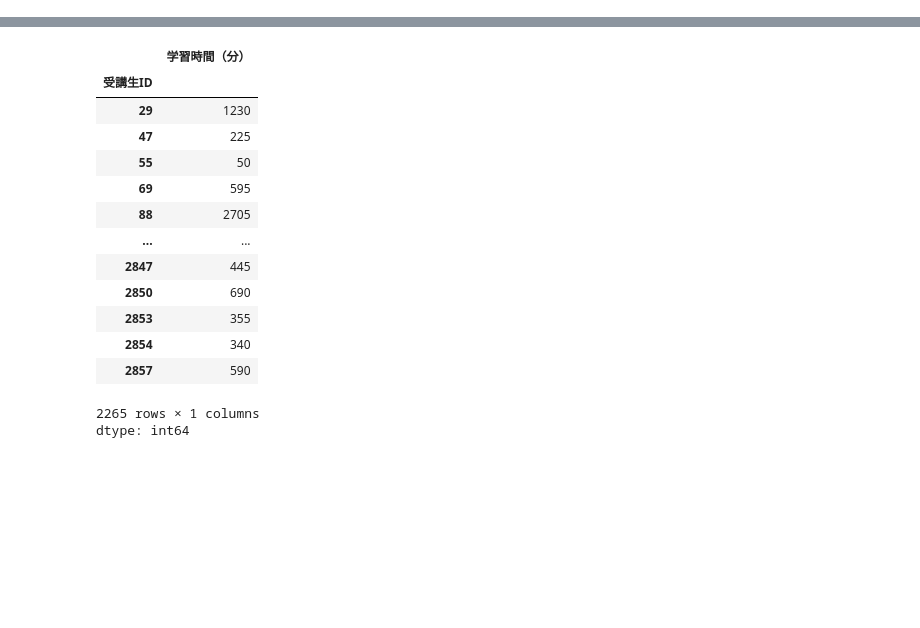
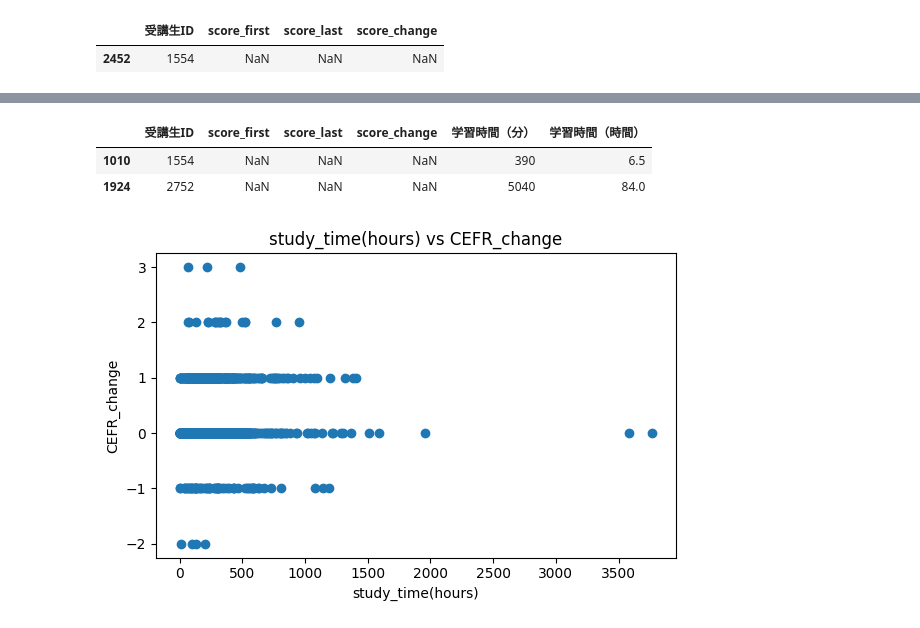
Before and after one commit to Kazuya-Y/public, a Jupyter notebook: Kazuya_データ分析.ipynb, the cells around one changed output, grey strips where cells are left out. Saved outputs shown, nothing was run; the diff lists cells and outputs as text; code cells hidden in the pictures; blank space fills up the shorter version.

```diff
--- a/Kazuya_データ分析.ipynb
+++ b/Kazuya_データ分析.ipynb
@@ -152,0 +137,7 @@ df_monthly_test_results[df_monthly_test_results['CEFR_score'].isna()]
+# %%
+##df_monthly_test_results.drop(columns=['実施日']).head(50)
+##df_monthly_test_results.columns
+df_monthly_test_results_cal=df_monthly_test_results[['受講生ID','score_first','score_last', 'score_change']].drop_duplicates()
+##df_monthly_test_results_cal['受講生ID'].duplicated().any()
+##'受講生ID'に重複なし
+df_monthly_test_results_cal['score_change'].value_counts()
@@ -153,3 +154,8 @@ df_monthly_test_results[df_monthly_test_results['CEFR_score'].isna()]
+# %%
+df_monthly_test_results_cal[df_monthly_test_results_cal['受講生ID']==1554]
+# %% [output]
+|  | 受講生ID | score_first | score_last | score_change |
+| 2452 | 1554 | NaN | NaN | NaN |
 # %%
 from google.colab import files
 ##df_test=df_monthly_test_results[df_monthly_test_results['テスト種類']=='CASEC Speaking'].head(30)
@@ -164,20 +170,41 @@ files.download("df_monthly_test_results_scored.csv")
 # %%
 df_study_time_monthly_20260127_210031=pd.read_csv('/content/study_time_monthly_20260127_210031.csv')
 ##df_study_time_monthly_20260127_210031.columns
-df_study_time_monthly_20260127_210031.groupby('受講生ID')['学習時間（分）'].sum()
+df_study_time_sum=df_study_time_monthly_20260127_210031.groupby('受講生ID')['学習時間（分）'].sum().reset_index()
+##df_study_time_sum.head(50)
+##df_study_time_monthly_20260127_210031[df_study_time_monthly_20260127_210031['受講生ID']==112]
-# %% [output]
-|  | 学習時間（分） |
-| 受講生ID |  |
-| 29 | 1230 |
-| 47 | 225 |
-| 55 | 50 |
-| 69 | 595 |
-| 88 | 2705 |
-| ... | ... |
-| 2847 | 445 |
-| 2850 | 690 |
-| 2853 | 355 |
-| 2854 | 340 |
-| 2857 | 590 |
-2265 rows × 1 columns
-dtype: int64
+# %%
+import math
+import numpy as np
+
+df_time_score=pd.merge(df_monthly_test_results_cal,df_study_time_sum, on='受講生ID')
+df_time_score['学習時間（時間）'] = df_time_score['学習時間（分）']/60
+df_time_score['学習時間（時間）'] = np.floor(df_time_score['学習時間（時間）'] * 100) / 100
+##df_time_score
+# %%
+##df_time_score['score_change'].value_counts()
+df_time_score[df_time_score['score_change'].isna()]
+# %% [output]
+|  | 受講生ID | score_first | score_last | score_change | 学習時間（分） | 学習時間（時間） |
+| 1010 | 1554 | NaN | NaN | NaN | 390 | 6.5 |
+| 1924 | 2752 | NaN | NaN | NaN | 5040 | 84.0 |
+# %%
+import matplotlib.pyplot as plt
+x = df_time_score['学習時間（時間）']
+y = df_time_score['score_change']
+
+x_max = df_time_score['学習時間（時間）'].quantile(0.99)
+
+plt.figure(figsize=(6, 4))
+plt.scatter(x, y)
+##plt.xlim(0, x_max)
+##plt.title("study_time(min) vs CEFR_change(zoom: <= 99th percentile)")
+
+plt.xlabel("study_time(hours)")
+plt.ylabel("CEFR_change")
+plt.title("study_time(hours) vs CEFR_change")
+
+plt.tight_layout()
+plt.show()
+# %% [output]
+[figure, added]
```
Also changed, not shown: parts of 4 cells of this notebook.
